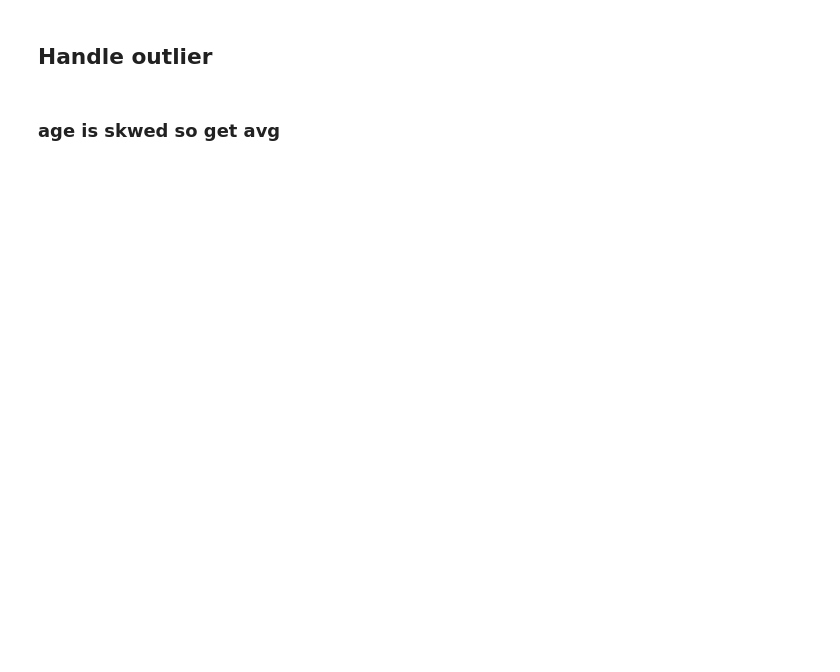
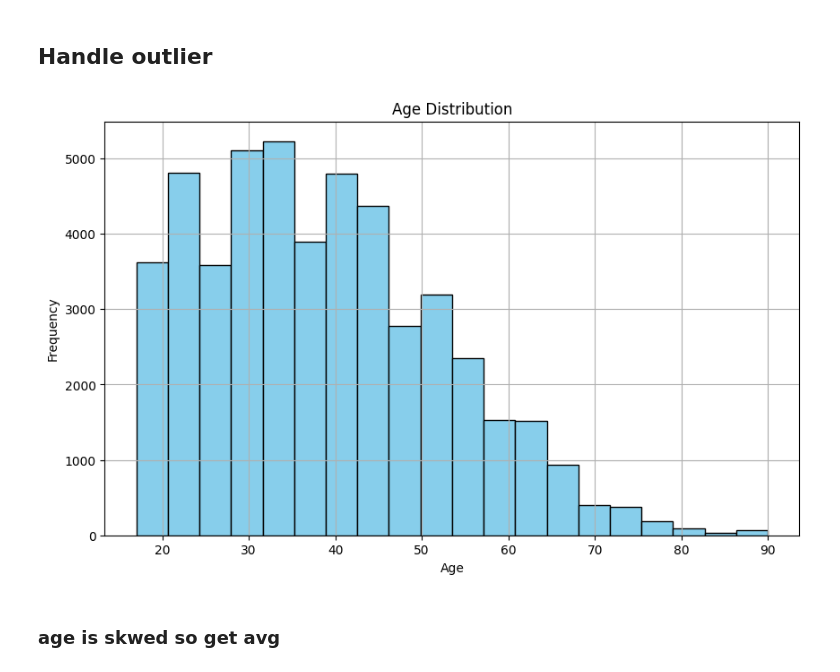
Before and after one commit to ThiseniSenethma/Prediction-of-income-per-year-based-on-Census-Data-with-Na-ve-Bayes-and-Random-Forest-Classification, a Jupyter notebook: ML_cw.ipynb, the cells around one changed output. Drawn from its saved outputs; the diff is of its cells as text; code cells hidden in the pictures; blank space fills up the shorter version.

Commit message:
Preprocessing data

```diff
--- a/ML_cw.ipynb
+++ b/ML_cw.ipynb
@@ -164,3 +141,3 @@ Unique values for income:
 # %%
 # Replace values in the 'income' column
-merged_data['income'] = merged_data['income'].replace({'<=50K.': '<=50K', '>50K.': '>50K'})
+y['income'] = y['income'].replace({'<=50K.': '<=50K', '>50K.': '>50K'})
@@ -348,12 +360,14 @@ Name: count, dtype: int64
 # %%
 # Plot Age histogram
 plt.figure(figsize=(10, 6))
-plt.hist(X['age'], bins=20, color='skyblue', edgecolor='black')
+plt.hist(merged_data['age'], bins=20, color='skyblue', edgecolor='black')
 plt.xlabel('Age')
 plt.ylabel('Frequency')
 plt.title('Age Distribution')
 plt.grid(True)
 plt.show()
+# %% [output]
+[figure, added]
 # %% [markdown]
 ### age is skwed so get avg
 # %%
```
Also changed, not shown: parts of 58 cells of this notebook.
